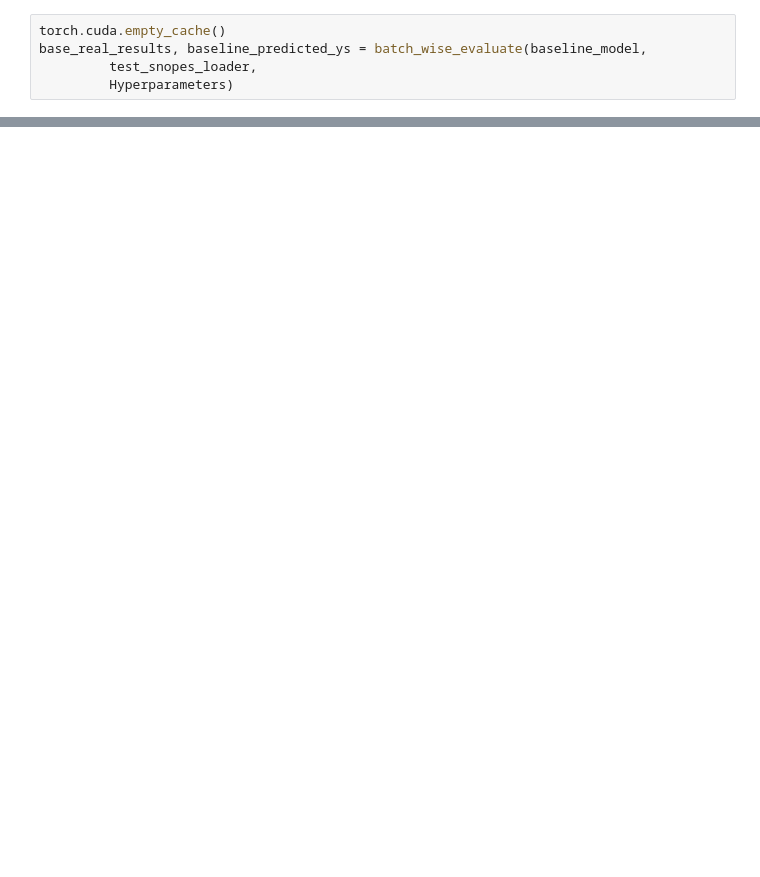
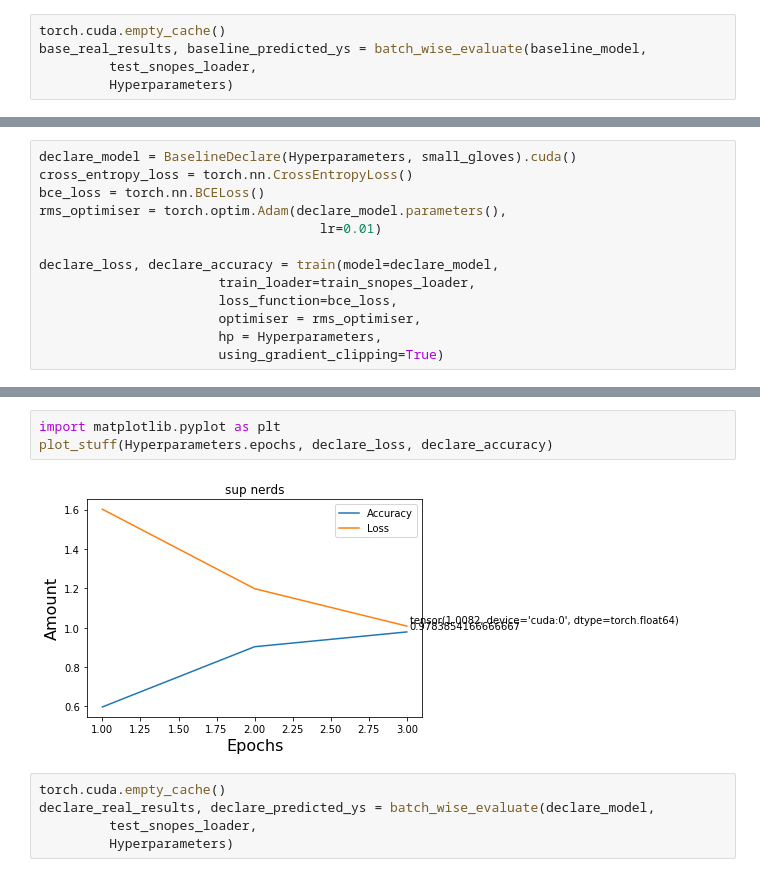
Before and after one commit to PiotrusWatson/level4project, a Jupyter notebook: data/ipynbs/textual_entailment_snli.ipynb, the cells around one changed output, grey strips where cells are left out. Drawn from its saved outputs; the diff is of its cells as text; blank space fills up the shorter version.

Commit message:
perhaps implemented declare in pytorch (perhaps not?). worryingly, it also does well

```diff
--- a/data/ipynbs/textual_entailment_snli.ipynb
+++ b/data/ipynbs/textual_entailment_snli.ipynb
@@ -1013,0 +1066,13 @@ Confusion matrix:
+# %%
+declare_model = BaselineDeclare(Hyperparameters, small_gloves).cuda()
+cross_entropy_loss = torch.nn.CrossEntropyLoss()
+bce_loss = torch.nn.BCELoss()
+rms_optimiser = torch.optim.Adam(declare_model.parameters(),
+                                    lr=0.01)
+
+declare_loss, declare_accuracy = train(model=declare_model,
+                       train_loader=train_snopes_loader,
+                       loss_function=bce_loss,
+                       optimiser = rms_optimiser,
+                       hp = Hyperparameters,
+                       using_gradient_clipping=True)
@@ -1013,0 +1099,10 @@ Confusion matrix:
+# %%
+import matplotlib.pyplot as plt
+plot_stuff(Hyperparameters.epochs, declare_loss, declare_accuracy)
+# %% [output]
+[figure, added]
+# %%
+torch.cuda.empty_cache()
+declare_real_results, declare_predicted_ys = batch_wise_evaluate(declare_model,
+         test_snopes_loader,
+         Hyperparameters)
```
Also changed, not shown: parts of 15 cells of this notebook.
